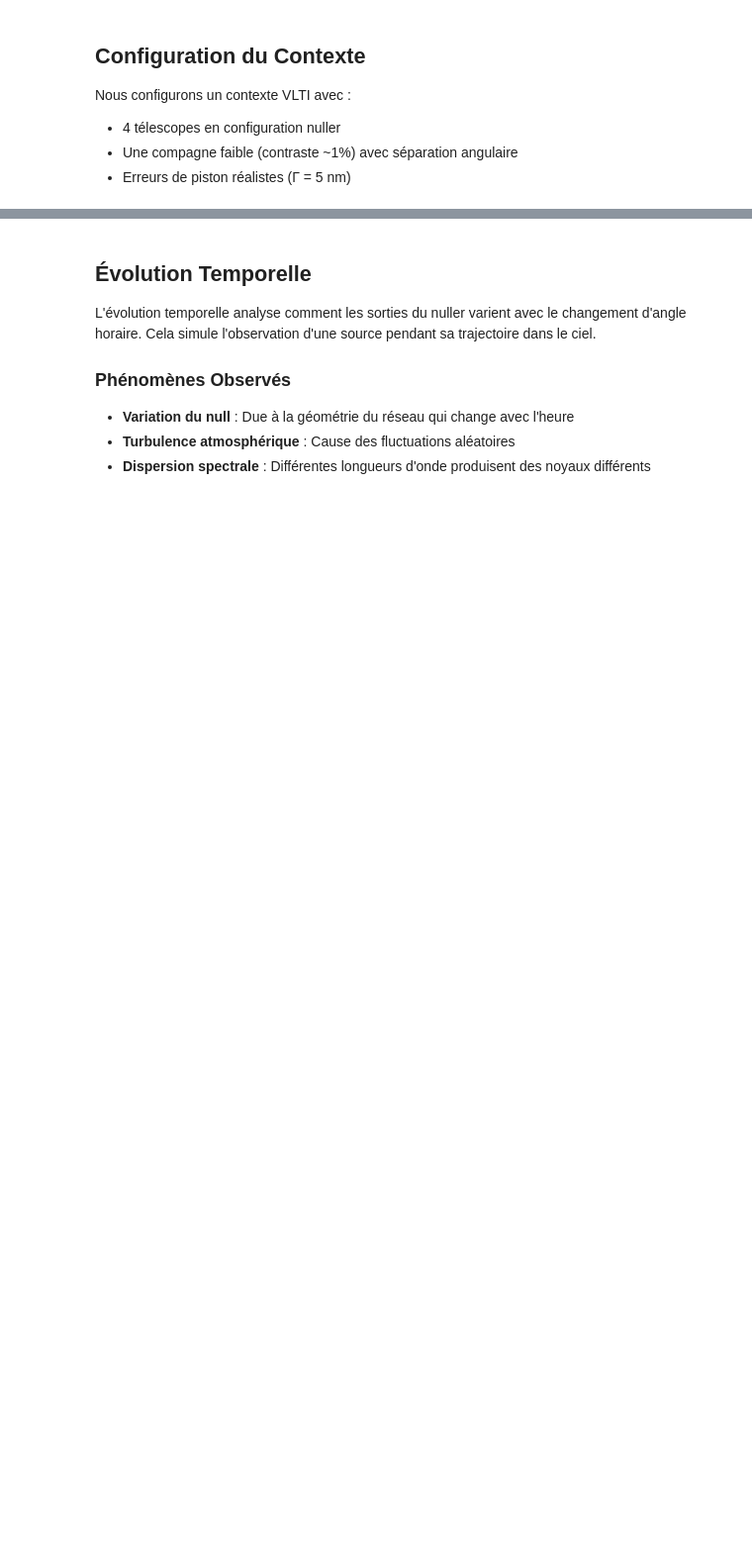
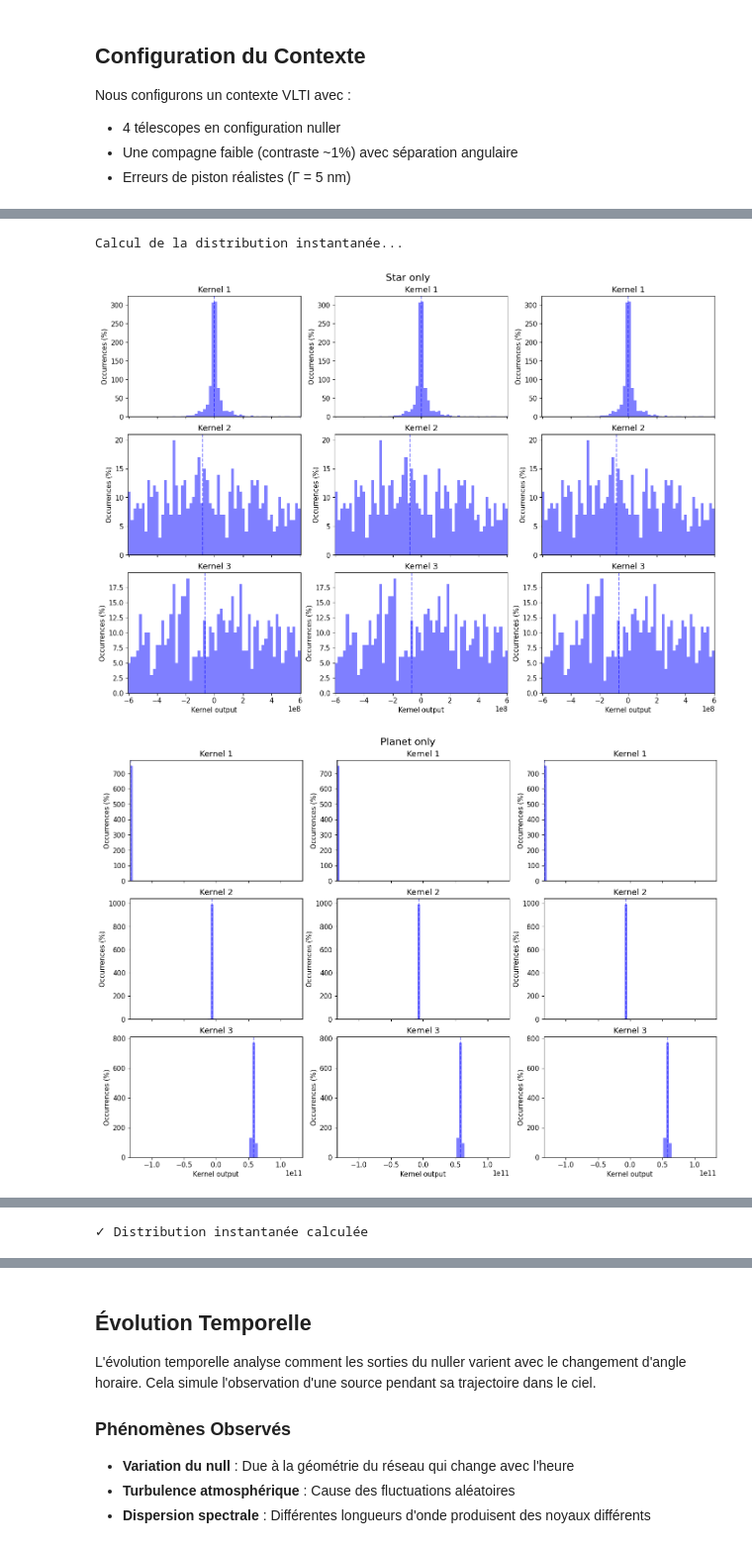
Before and after one commit to VForiel/Thesis, a Jupyter notebook: analysis/data_representations.ipynb, the cells around one changed output, grey strips where cells are left out. Shown at 99% size. Drawn from its saved outputs; the diff is of its cells as text; code cells hidden in the pictures; blank space fills up the shorter version.

```diff
--- a/analysis/data_representations.ipynb
+++ b/analysis/data_representations.ipynb
@@ -24,11 +34,7 @@ Nous configurons un contexte VLTI avec :
 # %%
 # Configuration du contexte
 ctx = Context.get_VLTI()
-
-# Ajouter une compagne pour l'analyse
-if not ctx.target.companions:
-    companion = Companion(Δα=150*u.mas, Δδ=100*u.mas, c=0.01)  # Contraste 1%
-    ctx.target.companions = [companion]
+ctx.target.companions[0].c = 1e-2
 
 # Configurer les paramètres d'observation
 ctx.interferometer.chip.σ = np.zeros(14) * u.nm  # Pas d'aberrations
@@ -37,6 +43,6 @@ ctx.Γ = 5 * u.nm  # Erreur de piston petite mais réaliste
 print("Contexte configuré :")
 print(f"  ✓ Télescopes : {len(ctx.interferometer.telescopes)}")
 print(f"  ✓ Longueur d'onde : {ctx.interferometer.λ}")
-print(f"  ✓ Contraste compagne : {ctx.target.companions[0].c if ctx.target.companions else 'N/A'}")
+print(f"  ✓ Contraste compagnon : {ctx.target.companions[0].c if ctx.target.companions else 'N/A'}")
 print(f"  ✓ Erreur de piston (Γ) : {ctx.Γ}")
 print(f"  ✓ Bande spectrale : {ctx.interferometer.Δλ}")
@@ -54,16 +67,19 @@ Les erreurs de piston sont distribuées selon une gaussienne centrée : $\\Delta
 # %%
 # Calcul de la distribution instantanée
 # Cela génère plusieurs figures comparant le modèle analytique et numérique
 print("Calcul de la distribution instantanée...")
 data, data_so = data_representations.instant_distribution(
     ctx=ctx,
-    n=5000,  # Nombre d'observations
+    n=1000,  # Nombre d'observations
     stat=np.median,  # Statistique à utiliser
     figsize=(14, 10),
-    compare=True,  # Comparer analytique et numérique
     sync_plots=True,  # Synchroniser les axes
     show=True,
     density=False,
-    log=False
+    log=False,
 )
 print("✓ Distribution instantanée calculée")
+# %% [output]
+Calcul de la distribution instantanée...
+[figure, added]
+[figure, added]
@@ -70,3 +87,4 @@ print("✓ Distribution instantanée calculée")
+✓ Distribution instantanée calculée
 # %% [markdown]
 ## Analyse de la Distribution
 
```
Also changed, not shown: parts of 9 cells of this notebook, 26 other files.
